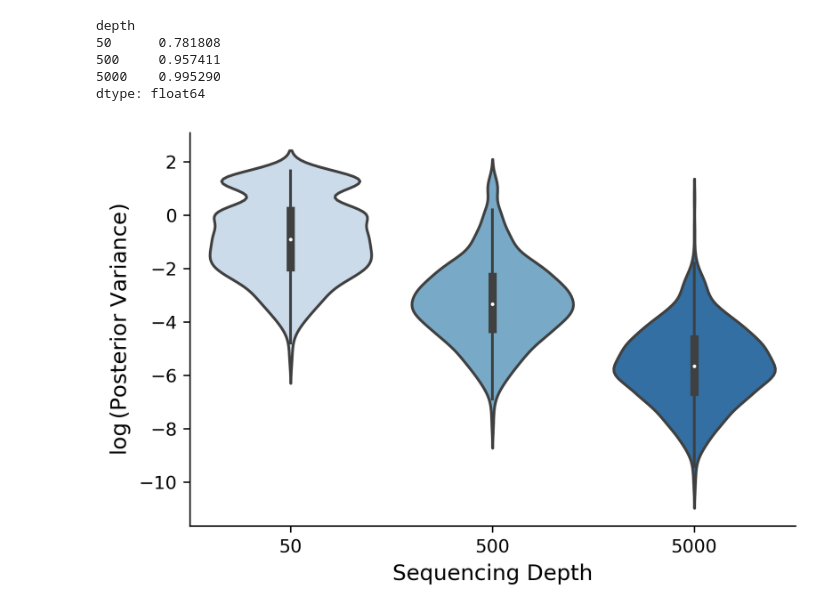
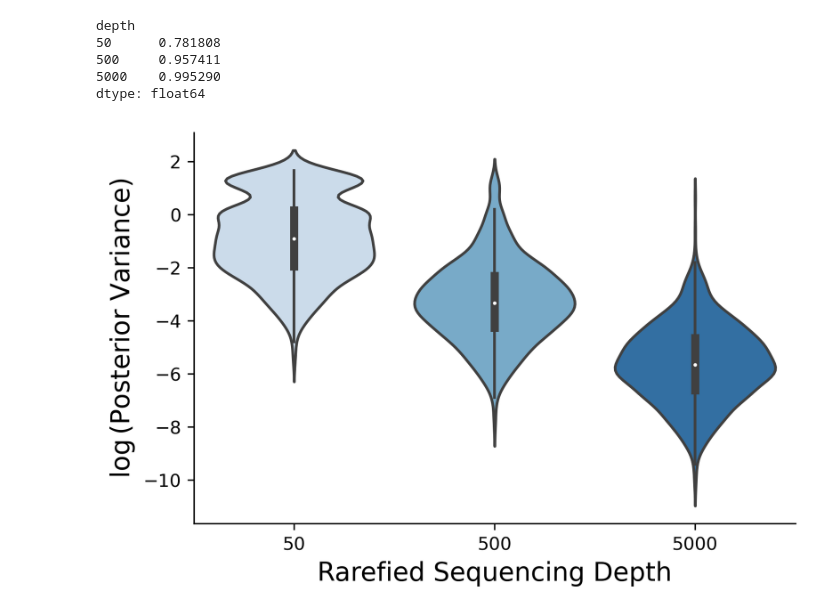
Before and after one commit to knightlab-analyses/birdman-analyses, a Jupyter notebook: notebooks/rarefaction_figures.ipynb, the cells around one changed output. Cells and saved outputs as stored; diff of their text form; code cells hidden in the pictures.

```diff
--- a/notebooks/rarefaction_figures.ipynb
+++ b/notebooks/rarefaction_figures.ipynb
@@ -48,18 +48,19 @@ dtype: float64
 # %%
 fig, ax = plt.subplots(1, 1)
 
 sns.violinplot(
     data=all_df,
     x="depth",
     y="log_var",
     palette="Blues",
     scale="width",
     ax=ax
 )
 
-ax.set_xlabel("Sequencing Depth")
-ax.set_ylabel(r"$\log\left(\mathrm{Posterior\ Variance}\right)$")
+ax.set_xlabel("Rarefied Sequencing Depth", fontsize="x-large")
+ax.set_ylabel(r"$\log\left(\mathrm{Posterior\ Variance}\right)$", fontsize="x-large")
 
+plt.savefig("../figures/simulation/rarefy_posterior_variance.pdf")
 plt.show()
 # %% [output]
-[figure, old version]
+[figure, new version]
```
Also changed, not shown: 6 other files.
